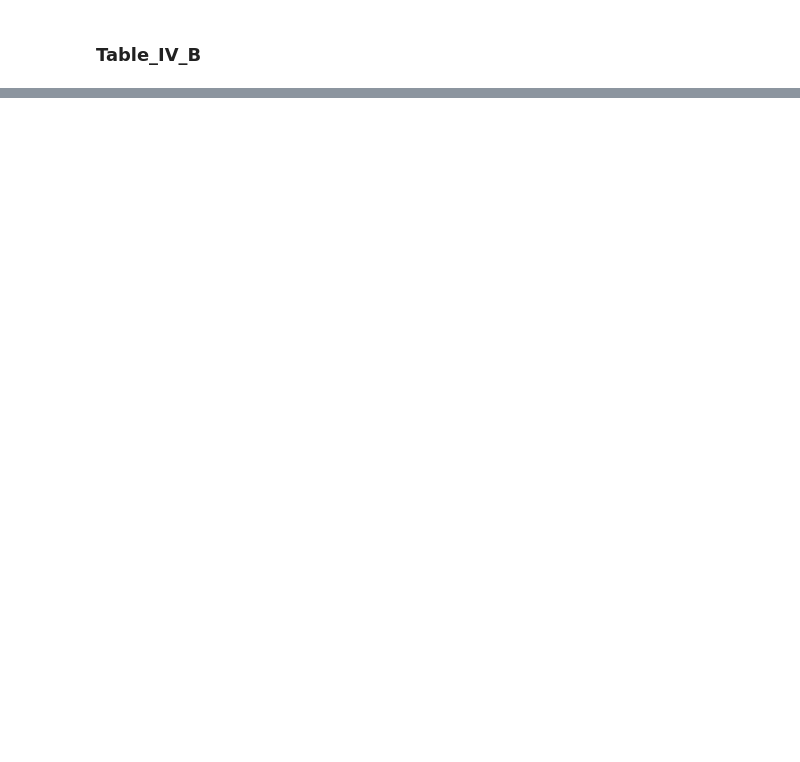
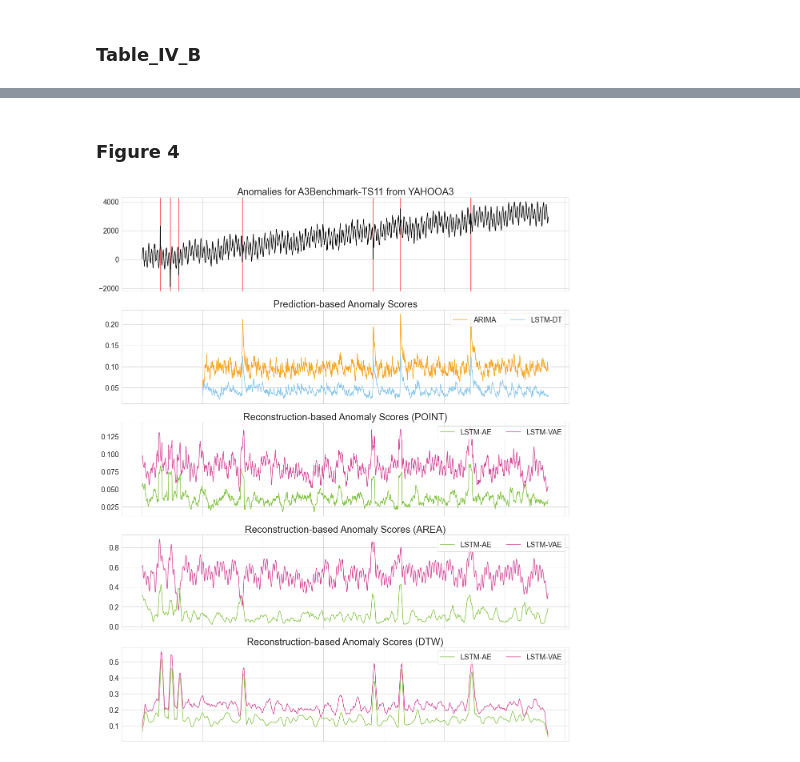
Before and after one commit to sintel-dev/aer-paper, a Jupyter notebook: notebooks/analyze_results.ipynb, the cells around one changed output, grey strips where cells are left out. Cells and saved outputs as stored; diff of their text form; code cells hidden in the pictures; blank space fills up the shorter version.

```diff
--- a/notebooks/analyze_results.ipynb
+++ b/notebooks/analyze_results.ipynb
@@ -63,0 +68,6 @@ analyze_table_IV_B(f'{RESULTS_DIRECTORY}/paper-results')
+# %% [markdown]
+### Figure 4
+# %%
+make_figure_4()
+# %% [output]
+[figure, added]
```
Also changed, not shown: parts of 3 cells of this notebook, 21 other files.
